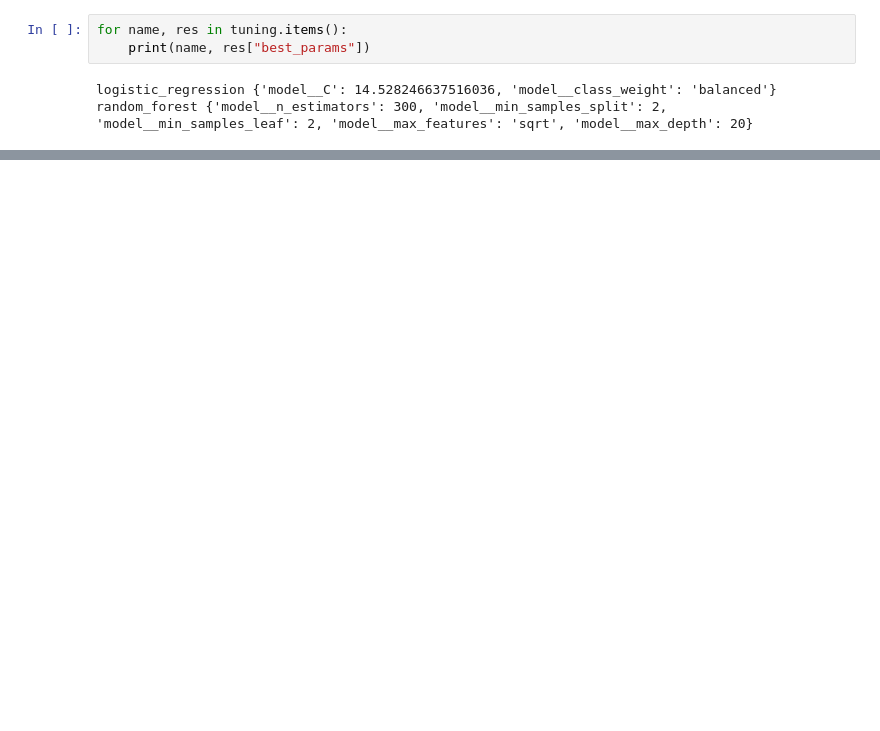
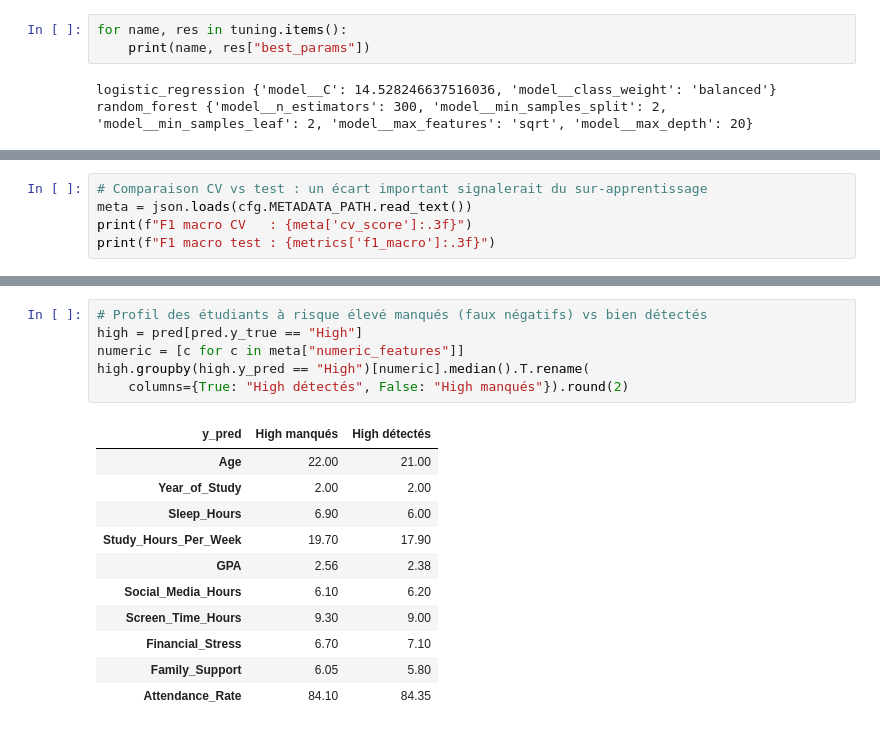
Before and after one commit to oelaimar/student-mh-risk-predictor, a Jupyter notebook: notebooks/02_modeling.ipynb, the cells around one changed output, grey strips where cells are left out. Drawn from its saved outputs; the diff is of its cells as text; blank space fills up the shorter version.

```diff
--- a/notebooks/02_modeling.ipynb
+++ b/notebooks/02_modeling.ipynb
@@ -98,0 +138,5 @@ random_forest {'model__n_estimators': 300, 'model__min_samples_split': 2, 'model
+# %%
+# Comparaison CV vs test : un écart important signalerait du sur-apprentissage
+meta = json.loads(cfg.METADATA_PATH.read_text())
+print(f"F1 macro CV   : {meta['cv_score']:.3f}")
+print(f"F1 macro test : {metrics['f1_macro']:.3f}")
@@ -98,0 +169,18 @@ random_forest {'model__n_estimators': 300, 'model__min_samples_split': 2, 'model
+# %%
+# Profil des étudiants à risque élevé manqués (faux négatifs) vs bien détectés
+high = pred[pred.y_true == "High"]
+numeric = [c for c in meta["numeric_features"]]
+high.groupby(high.y_pred == "High")[numeric].median().T.rename(
+    columns={True: "High détectés", False: "High manqués"}).round(2)
+# %% [output]
+| y_pred | High manqués | High détectés |
+| Age | 22.00 | 21.00 |
+| Year_of_Study | 2.00 | 2.00 |
+| Sleep_Hours | 6.90 | 6.00 |
+| Study_Hours_Per_Week | 19.70 | 17.90 |
+| GPA | 2.56 | 2.38 |
+| Social_Media_Hours | 6.10 | 6.20 |
+| Screen_Time_Hours | 9.30 | 9.00 |
+| Financial_Stress | 6.70 | 7.10 |
+| Family_Support | 6.05 | 5.80 |
+| Attendance_Rate | 84.10 | 84.35 |
```
Also changed, not shown: parts of 16 cells of this notebook, 12 other files.
